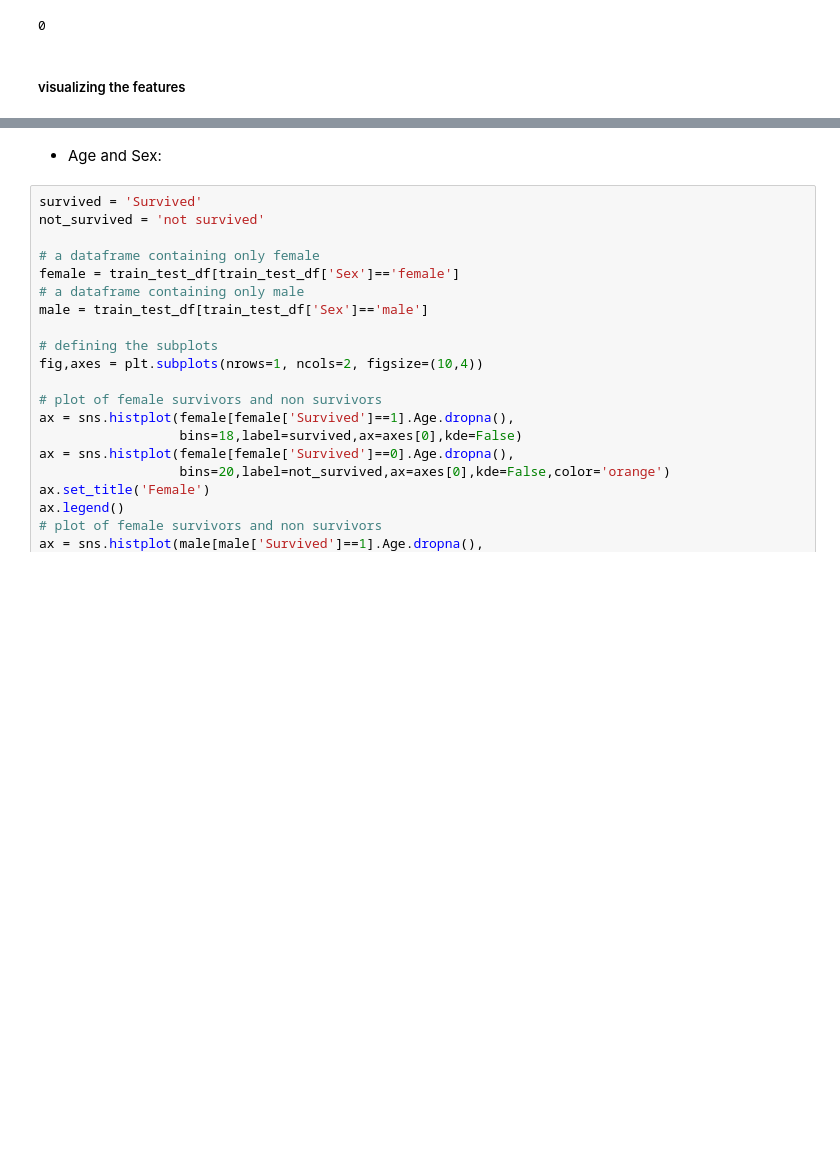
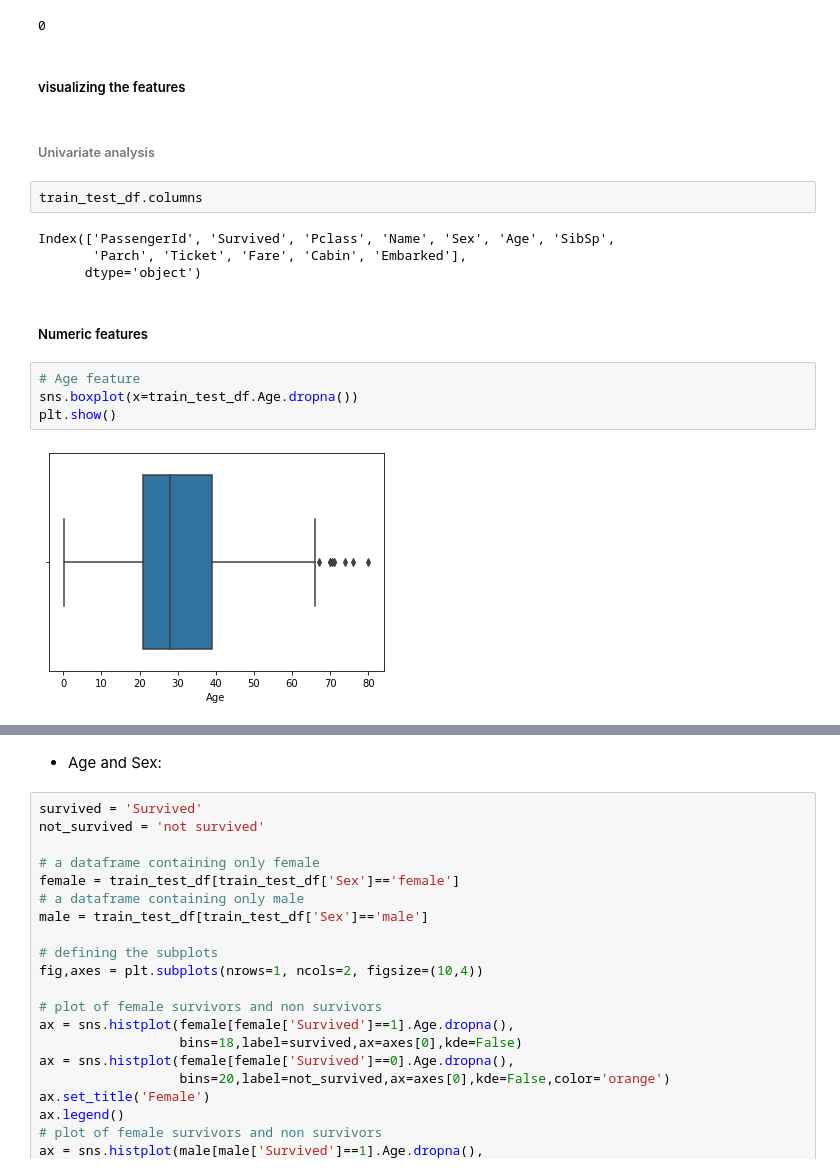
Before and after one commit to Gaetano-Osur/Data_Science_For_Disaster_Titanic, a Jupyter notebook: Titanic.ipynb, the cells around one changed output, grey strips where cells are left out. Saved outputs shown, nothing was run; the diff lists cells and outputs as text; blank space fills up the shorter version.

Commit message:
Did both univariate and multivariate analysis of categorical and numeric features, ignoring the features that are not meaningful to the goal of prediciting the survival of passengers onboard

```diff
--- a/Titanic.ipynb
+++ b/Titanic.ipynb
@@ -276,3 +276,19 @@ train_test_df.duplicated().sum()
 0
 # %% [markdown]
 ##### visualizing the features
+# %% [markdown]
+###### Univariate analysis
+# %%
+train_test_df.columns
+# %% [output]
+Index(['PassengerId', 'Survived', 'Pclass', 'Name', 'Sex', 'Age', 'SibSp',
+       'Parch', 'Ticket', 'Fare', 'Cabin', 'Embarked'],
+      dtype='object')
+# %% [markdown]
+##### Numeric features
+# %%
+# Age feature
+sns.boxplot(x=train_test_df.Age.dropna())
+plt.show()
+# %% [output]
+[figure, added]
```
Also changed, not shown: parts of 15 cells of this notebook.
